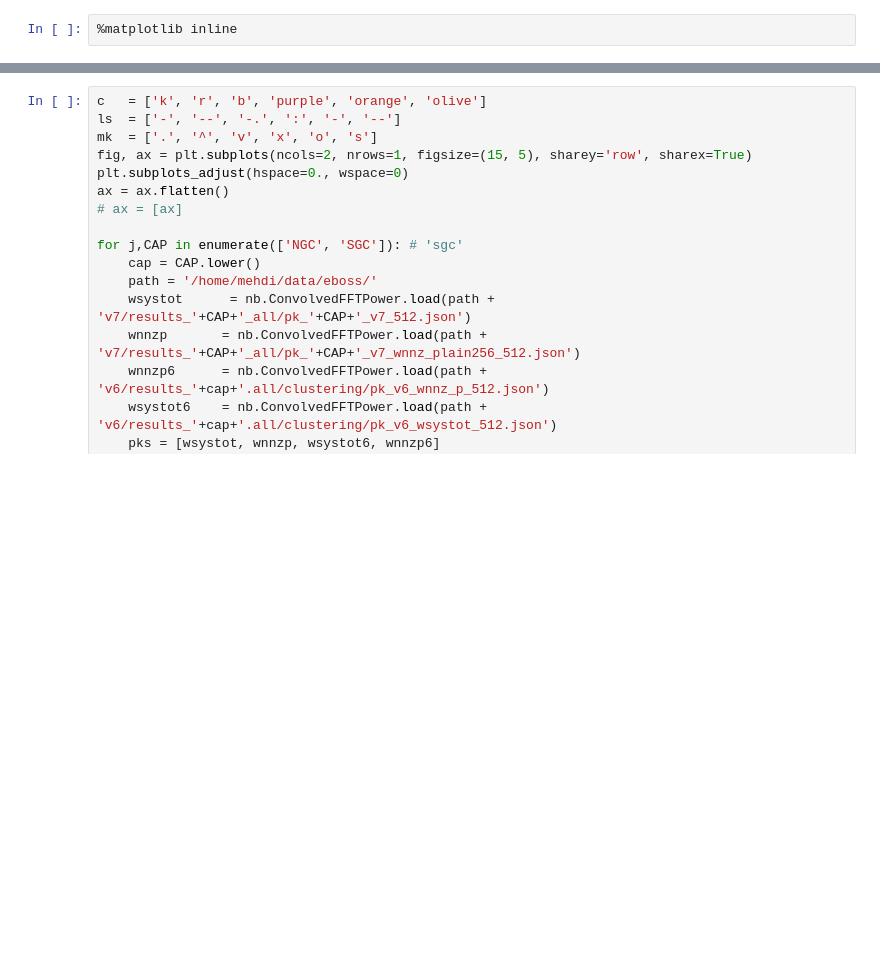
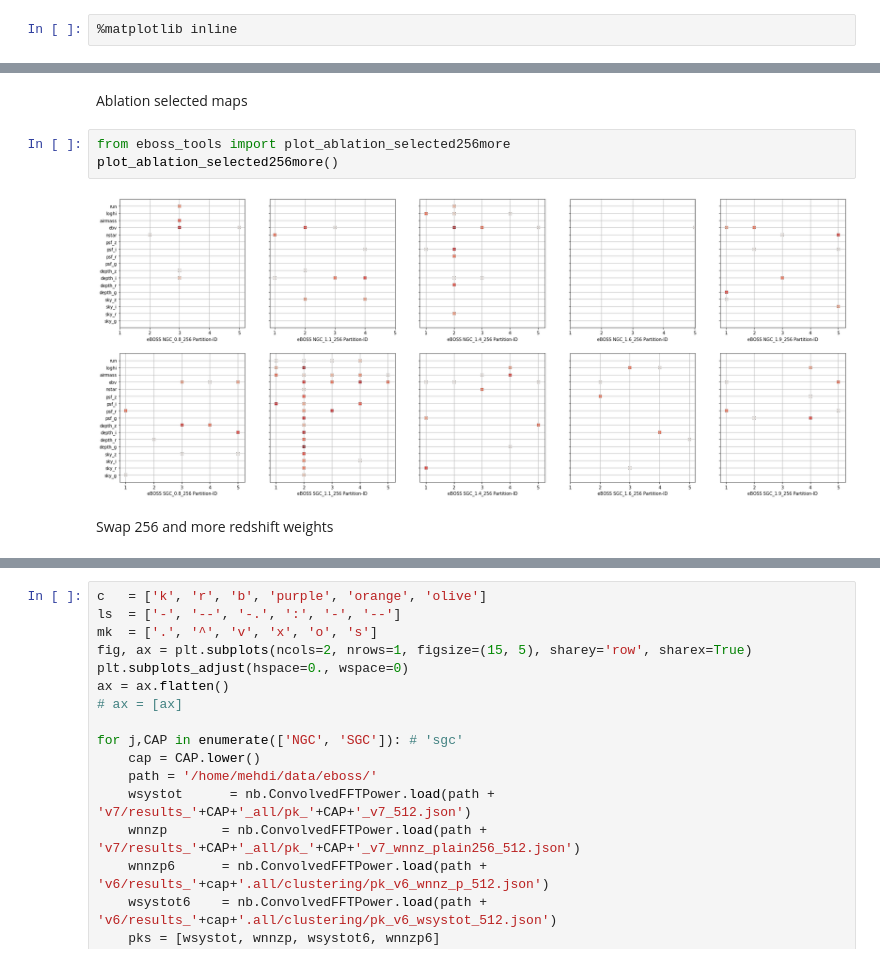
Before and after one commit to mehdirezaie/eboss, a Jupyter notebook: v7-256.ipynb, the cells around one changed output, grey strips where cells are left out. Drawn from its saved outputs; the diff is of its cells as text; blank space fills up the shorter version.

```diff
--- a/v7-256.ipynb
+++ b/v7-256.ipynb
@@ -6,0 +76,9 @@ import numpy as np
+# %% [markdown]
+Ablation selected maps
+# %%
+from eboss_tools import plot_ablation_selected256more
+plot_ablation_selected256more()
+# %% [output]
+[figure, added]
+# %% [markdown]
+Swap 256 and more redshift weights
```
Also changed, not shown: parts of 38 cells of this notebook, 5 other files.
